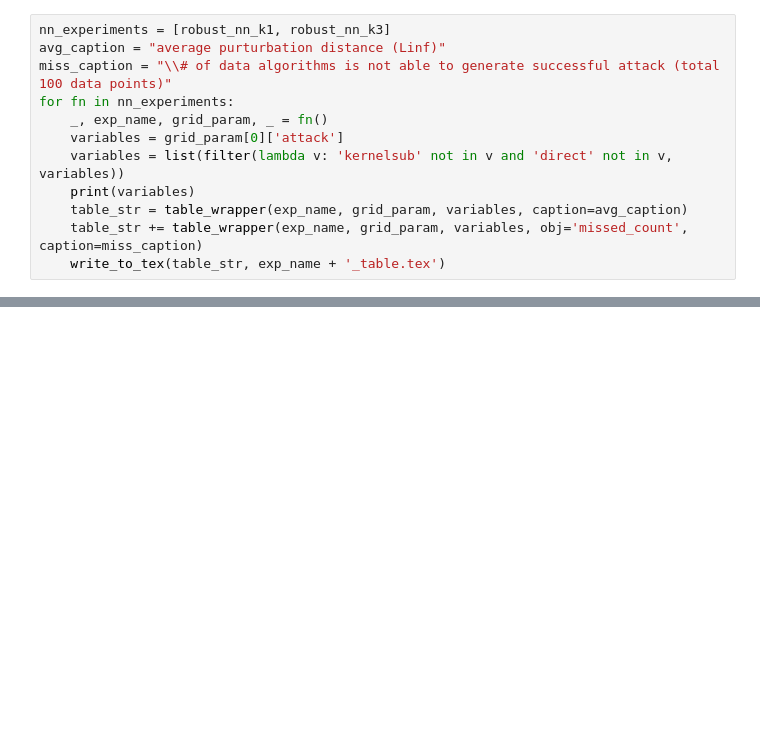
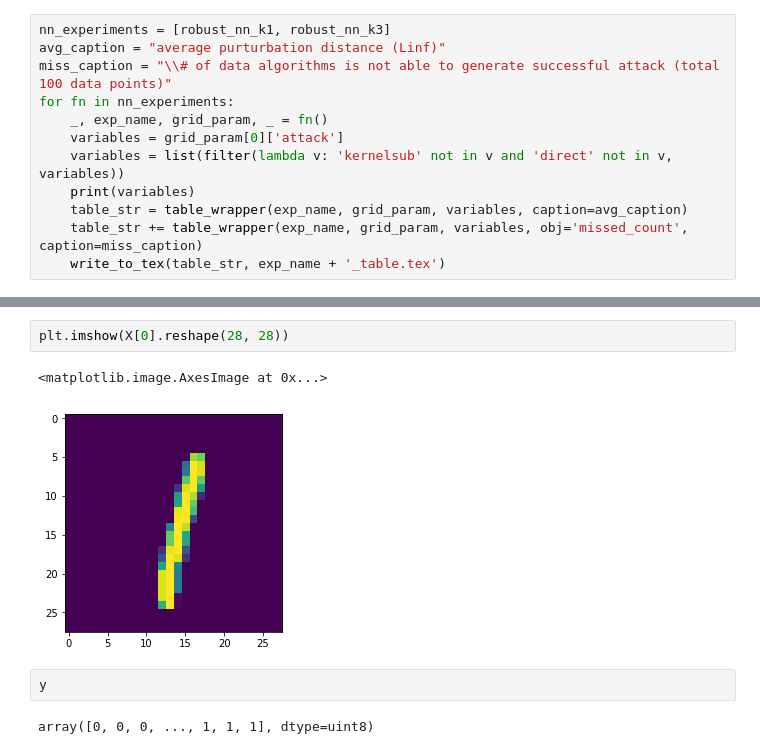
Before and after one commit to yangarbiter/adversarial-nonparametrics, a Jupyter notebook: plot.ipynb, the cells around one changed output, grey strips where cells are left out. Saved outputs shown, nothing was run; the diff lists cells and outputs as text; blank space fills up the shorter version.

```diff
--- a/plot.ipynb
+++ b/plot.ipynb
@@ -739,0 +763,9 @@ for fn in nn_experiments:
+# %%
+plt.imshow(X[0].reshape(28, 28))
+# %% [output]
+<matplotlib.image.AxesImage at 0x...>
+[figure, added]
+# %%
+y
+# %% [output]
+array([0, 0, 0, ..., 1, 1, 1], dtype=uint8)
```
Also changed, not shown: parts of 16 cells of this notebook, 5 other files.
